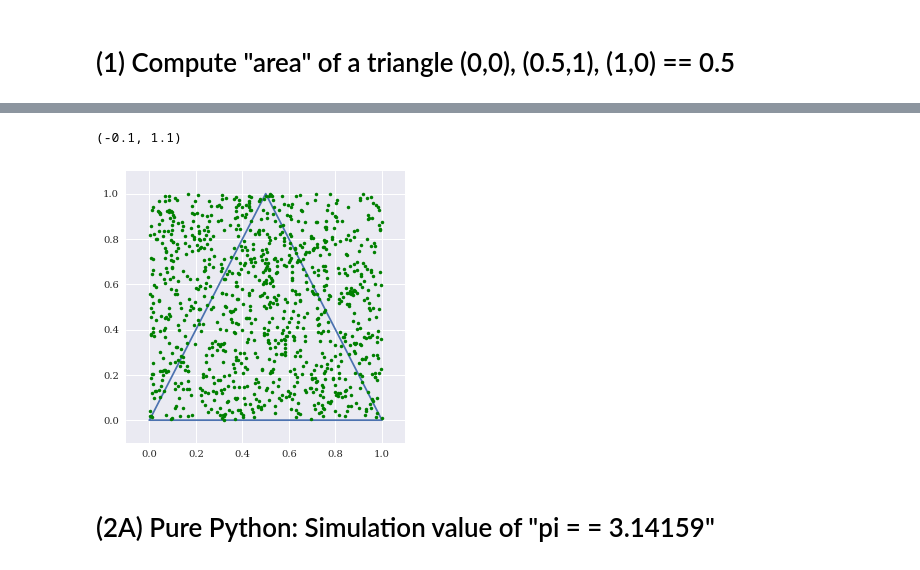
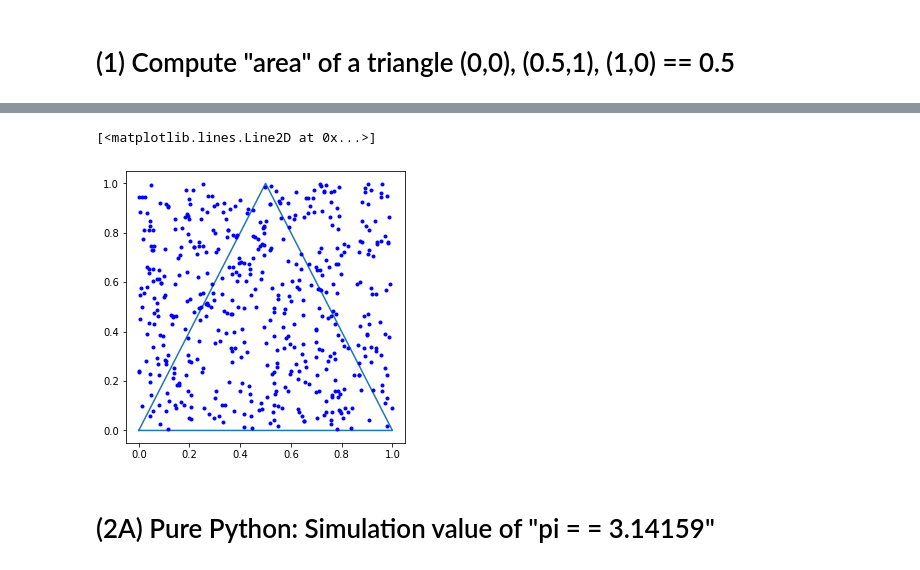
Before and after one commit to Rong-Tsorng/Stochastic-Processes, a Jupyter notebook: S00C(post)-MonteCarlo-1.ipynb, the cells around one changed output, grey strips where cells are left out. Saved outputs shown, nothing was run; the diff lists cells and outputs as text; code cells hidden in the pictures.

```diff
--- a/S00C(post)-MonteCarlo-1.ipynb
+++ b/S00C(post)-MonteCarlo-1.ipynb
@@ -5,19 +10,16 @@ Use Monte Carlo simulation to approximate E[g(X)], compare with the exact soluti
 # %% [markdown]
 # (1) Compute "area" of a triangle (0,0), (0.5,1), (1,0) == 0.5
 # %%
-import random
-import numpy as np
-size = 1000
+size = 500    # sample size
 rx=np.zeros(size)
 ry=np.zeros(size)
 count = 0
 for i in range(size):
-    x=random.random()
-    y=random.random()
+    x, y =random.random(), random.random()
     rx[i]=x
     ry[i]=y
     if x<=0.5 and  y<=(2*x):
-        count += 1
+        count += 1   # count = count + 1
     elif x>0.5 and y<=(2-2*x):
         count += 1
     else:
@@ -28,13 +41,12 @@ print(count/size)
 # %%
-fig = plt.figure(figsize=(5, 5))
-ax = fig.add_subplot(1, 1, 1)
+plt.figure(figsize=(5, 5))
 x=np.array([0,1,0.5,0])
 y=np.array([0,0,1,0])
 triangle = plt.plot(x,y)   # Draws the triangle
-box = plt.Rectangle((0, 0), 1, 1, edgecolor='b', alpha=0.2)  # Draws the square with side length of 1.
-plt.plot(rx, ry, 'g.')  # Draws the uniformly distributed random dots.
-plt.ylim(-0.1, 1.1)
-plt.xlim(-0.1, 1.1)
+
+plt.plot(rx, ry,'b.')  # Draws the uniformly distributed random dots.
+# plt.ylim(-0.1, 1.5)
+# plt.xlim(-0.1, 1.1)
 # %% [output]
-(-0.1, 1.1)
+[<matplotlib.lines.Line2D at 0x...>]
-[figure, old version]
+[figure, new version]
```
Also changed, not shown: parts of 27 cells of this notebook, 1 other file.
